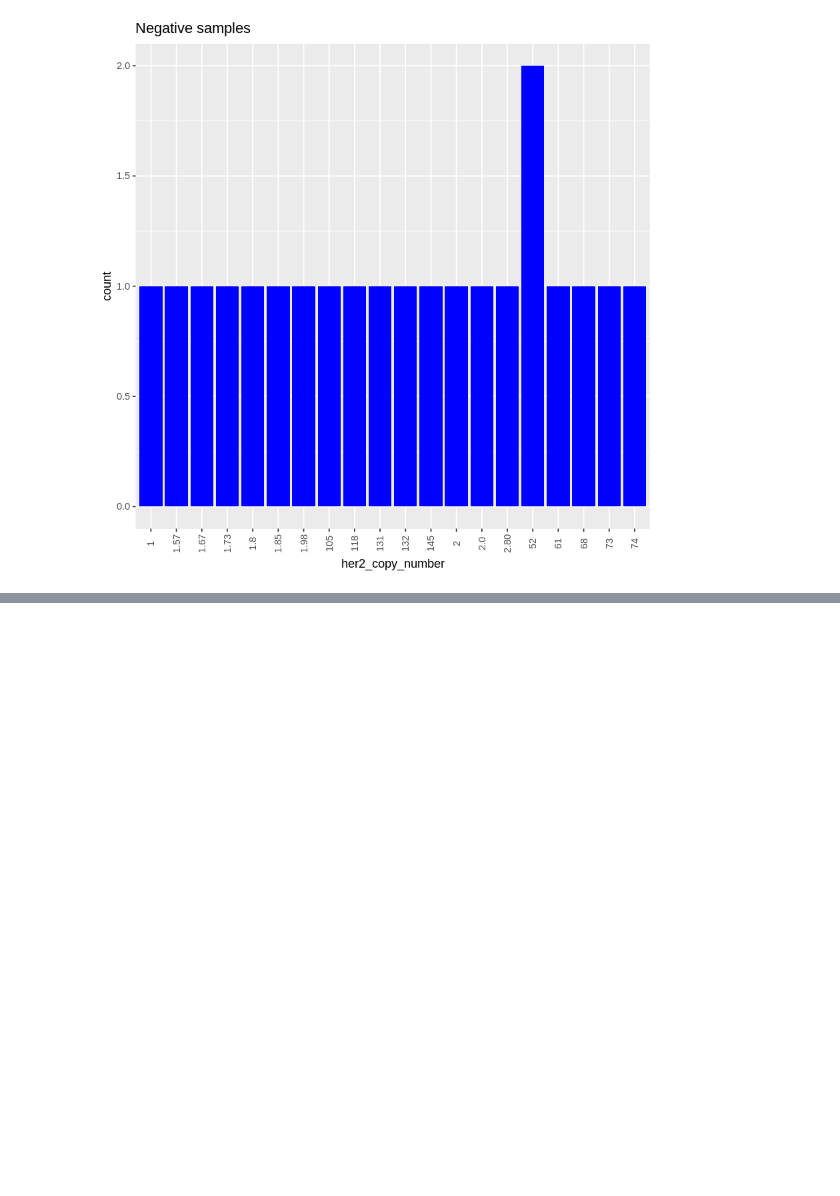
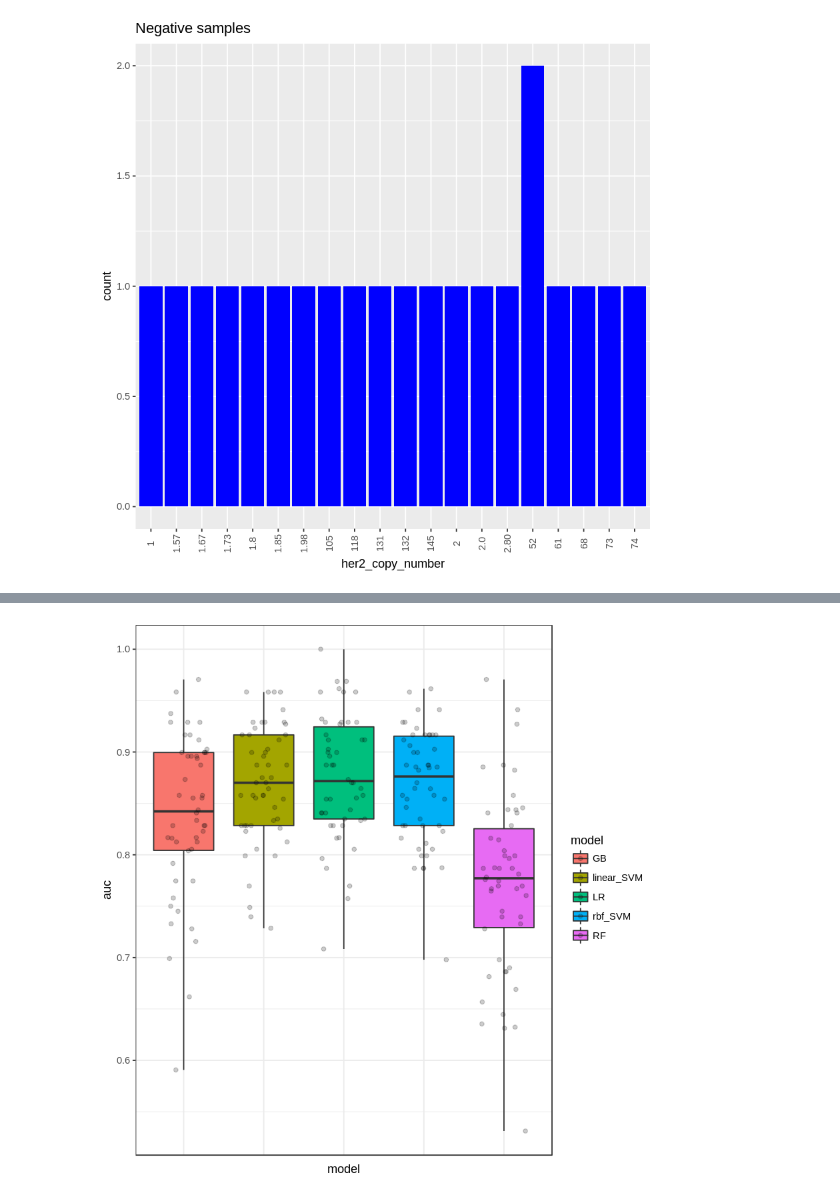
Before and after one commit to zence/SCCR, a Jupyter notebook: notebooks/pos_neg_equivocal.ipynb, the cells around one changed output, grey strips where cells are left out. Drawn from its saved outputs; the diff is of its cells as text; code cells hidden in the pictures; blank space fills up the shorter version.

Commit message:
Results are in for pos_neg_by_score and AUC is up

```diff
--- a/notebooks/pos_neg_equivocal.ipynb
+++ b/notebooks/pos_neg_equivocal.ipynb
@@ -201,0 +246,5 @@ ggbar
+# %%
+pos.neg.aucs <- as.data.frame(read_tsv("../results/AUC/posneg_aucs.tsv"))
+
+pos.neg.aucs
+max(pos.neg.aucs$auc)
@@ -201,0 +276,10 @@ ggbar
+# %%
+gbox <- ggplot(pos.neg.aucs, aes(x = model, y = auc, fill = model))
+ggbox <- gbox + geom_boxplot(coef = 25) + geom_jitter(width = .3, alpha = .2) +
+            theme_bw() +
+            theme(axis.ticks.x = element_blank(),
+                  axis.text.x = element_blank())
+
+ggbox
+# %% [output]
+[figure, added]
```
Also changed, not shown: parts of 15 cells of this notebook, 1 other file.
